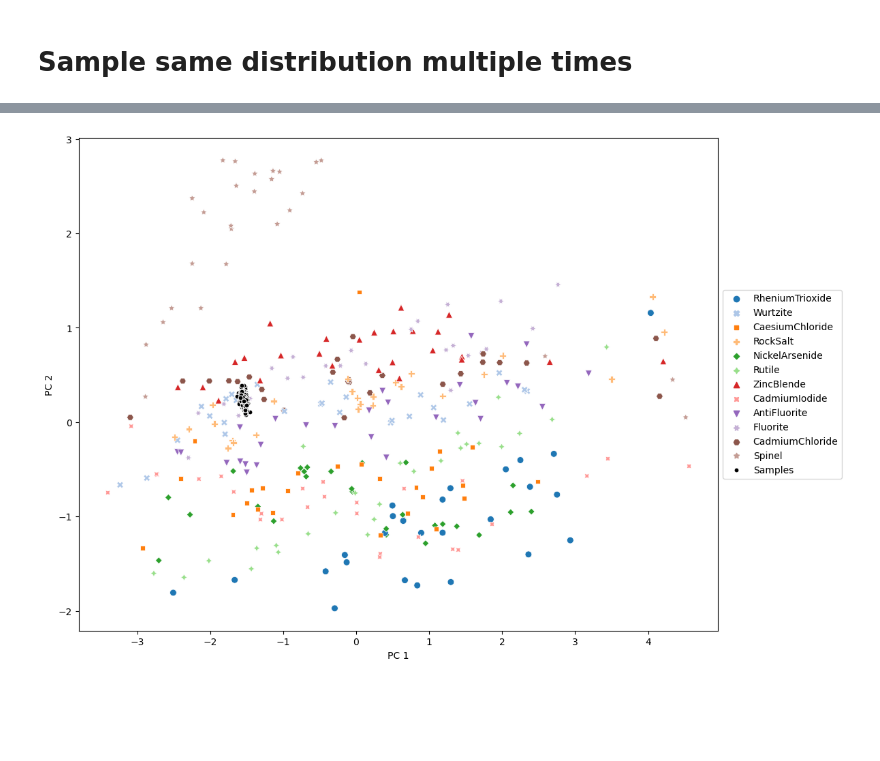
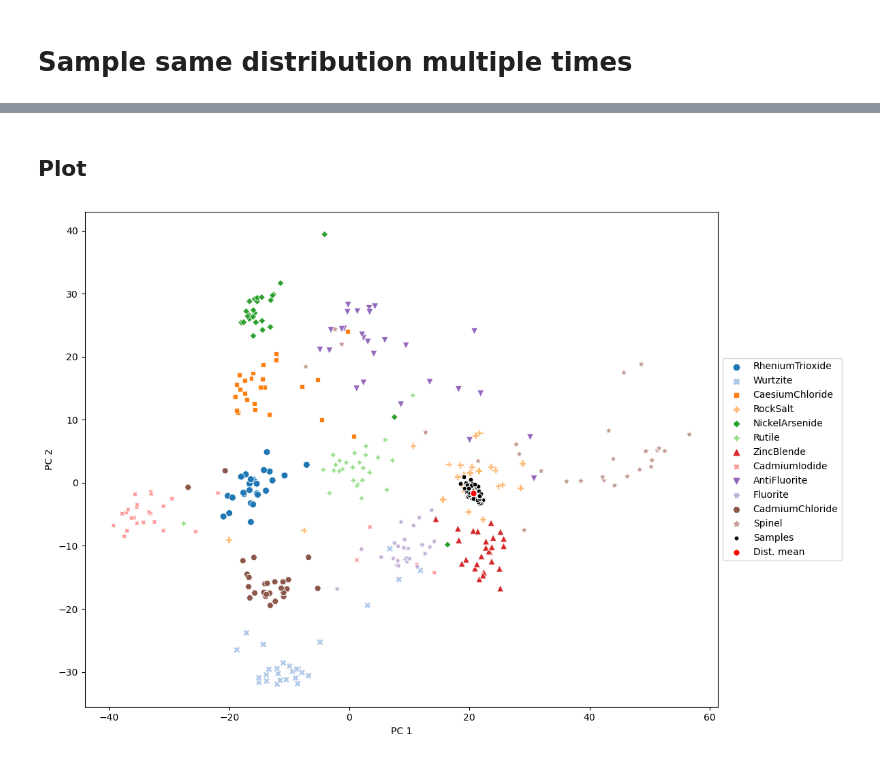
Before and after one commit to UlrikFriisJensen/ToSCA, a Jupyter notebook: plotting_notebook.ipynb, the cells around one changed output, grey strips where cells are left out. Drawn from its saved outputs; the diff is of its cells as text; code cells hidden in the pictures; blank space fills up the shorter version.

```diff
--- a/plotting_notebook.ipynb
+++ b/plotting_notebook.ipynb
@@ -63,7 +63,7 @@ def create_cif(cell_params, cell_positions, cell_atoms, filename, prediction=Tru
     return None
 # %%
 # Setup
-setup_json_path = './models/Combined_data_pretrained_3d_allAtoms/setup_json.json'
+setup_json_path = './models/Combined_data_run_32d/setup_json.json'
 with open(setup_json_path, 'r') as setup_json_file:
     setup_json = json.load(setup_json_file)
 
@@ -381,11 +394,26 @@ else:
 # %%
 # Create latent samples for interpolation between two points
 n_latent_samples = 10
-latent_point_1 = (24, 1) # ex1 (9, -13)
-latent_point_2 = (24, -15) # ex1 (24,-9)
+
+# Define two latent points from pca space
+# latent_point_1 = (24, 1) # ex1 (9, -13)
+# latent_point_2 = (24, -15) # ex1 (24,-9)
+
+# Define two latent points from latent space
+crystal_type_1 = 'CadmiumIodide'
+index_1 = 14
+point_1_index = df_rec[(df_rec['crystalType'] == crystal_type_1)].index[index_1]
+
+
+crystal_type_2 = 'CadmiumChloride'
+index_2 = 3
+point_2_index = df_rec[(df_rec['crystalType'] == crystal_type_2)].index[index_2]
+
+latent_point_1 = np.array(df_rec['latent_space_mean'].iloc[point_1_index])
+latent_point_2 = np.array(df_rec['latent_space_mean'].iloc[point_2_index])
 
 # Interpolation mode flag (True for PCA. False for full latent space)
-pca_inter = True
+pca_inter = False
 
 # Define dummy composition
 comp = ['Fe', 'O']
@@ -403,7 +431,7 @@ if pca_inter:
     interp_latent = torch.tensor(interp_latent).float()
 else:
     # Transform back to latent dimensions if latent space is more than 2D
-    if len(df_rec['latent_space_mean'].iloc[0]) > 2:
+    if (len(df_rec['latent_space_mean'].iloc[0]) > 2) and (len(latent_point_1) == 2):
         latent_point_1 = pca.inverse_transform(latent_point_1)
         latent_point_2 = pca.inverse_transform(latent_point_2)
     interp_latent = torch.tensor([np.linspace(latent_point_1[i], latent_point_2[i], n_latent_samples) for i in range(len(latent_point_1))]).T.float()
@@ -532,15 +547,20 @@ df_rec.head()
 n_samples = 100
 
 # Latent distribution to sample from
-dist_index = 21
+dist_crystal_type = 'RockSalt'
+crystal_type_index = 1
+dist_index = df_rec[(df_rec['crystalType'] == dist_crystal_type)].index[crystal_type_index]
 dist_mean = df_rec.latent_space_mean.iloc[dist_index]
 dist_std = df_rec.latent_space_std.iloc[dist_index]
 
 latent_dist = torch.distributions.Normal(loc=torch.tensor(dist_mean).float(), scale=torch.tensor(dist_std).float())
 
 # Sample from latent distribution
+latent_mean = latent_dist.mean
 latent_samples = latent_dist.sample((n_samples,))
-sample_index = torch.tensor([i for i in range(n_samples)])
+# Concatenate with latent mean
+latent_samples = torch.cat((latent_mean.unsqueeze(0), latent_samples), dim=0)
+sample_index = torch.tensor([i for i in range(n_samples+1)])
 
 # Define dummy composition
 comp = ['Fe', 'O']
@@ -549,7 +569,7 @@ comp_onehot = torch.zeros(119)
 comp_onehot[comp] = 1
 
 # Define dataset
-sample_dataset = TensorDataset(latent_samples, sample_index, comp_onehot.repeat(n_samples, 1))
+sample_dataset = TensorDataset(latent_samples, sample_index, comp_onehot.repeat(n_samples+1, 1))
 
 # Dataloader
 sample_loader = DataLoader(sample_dataset, batch_size=10, shuffle=False)
@@ -616,6 +636,8 @@ if len(df_sample['latent_point'].iloc[0]) == 2:
 else:
     # Perform PCA
     df_sample[['pc1', 'pc2']] = pca.transform(np.array(df_sample['latent_point'].values.tolist()))
+
+df_sample['name'][df_sample['name'] == 'sample_0'] = 'Dist. mean'
 df_sample.head()
 # %% [output]
 |  | name | latent_point | cell_parameters | cell_positions | cell_atoms | pc1 | pc2 |
@@ -627,23 +649,26 @@ df_sample.head()
+# %% [markdown]
+## Plot
 # %%
 # Plot sampling results in latent space
 if len(df_rec['latent_space_mean'].iloc[0]) == 2:
     plt.figure(figsize=(12, 8))
     sns.scatterplot(data=df_rec, x='ls1', y='ls2', hue='crystalType', style='crystalType', s=50, palette='tab20')
     sns.scatterplot(data=df_sample, x='ls1', y='ls2', hue='name', palette='viridis', marker='o', s=100)
     plt.legend(loc='center left', bbox_to_anchor=(1, 0.5))
     plt.xlabel('LS dim 1')
     plt.ylabel('LS dim 2')
     plt.tight_layout()
     plt.show()
 else:
     plt.figure(figsize=(12, 8))
     sns.scatterplot(data=df_rec, x='pc1', y='pc2', hue='crystalType', style='crystalType', s=50, palette='tab20')
     # sns.scatterplot(data=df_sample, x='pc1', y='pc2', hue='name', palette='viridis', marker='o', s=100)
-    sns.scatterplot(data=df_sample, x='pc1', y='pc2', color='black', marker='.', s=100, label='Samples')
+    sns.scatterplot(data=df_sample[df_sample['name'] != 'Dist. mean'], x='pc1', y='pc2', color='black', marker='.', s=100, label='Samples')
+    sns.scatterplot(data=df_sample[df_sample['name'] == 'Dist. mean'], x='pc1', y='pc2', color='red', marker='.', s=200, label='Dist. mean')
     plt.legend(loc='center left', bbox_to_anchor=(1, 0.5))
     plt.xlabel('PC 1')
     plt.ylabel('PC 2')
     plt.tight_layout()
     plt.show()
 # %% [output]
-[figure, old version]
+[figure, new version]
```
Also changed, not shown: parts of 18 cells of this notebook.
